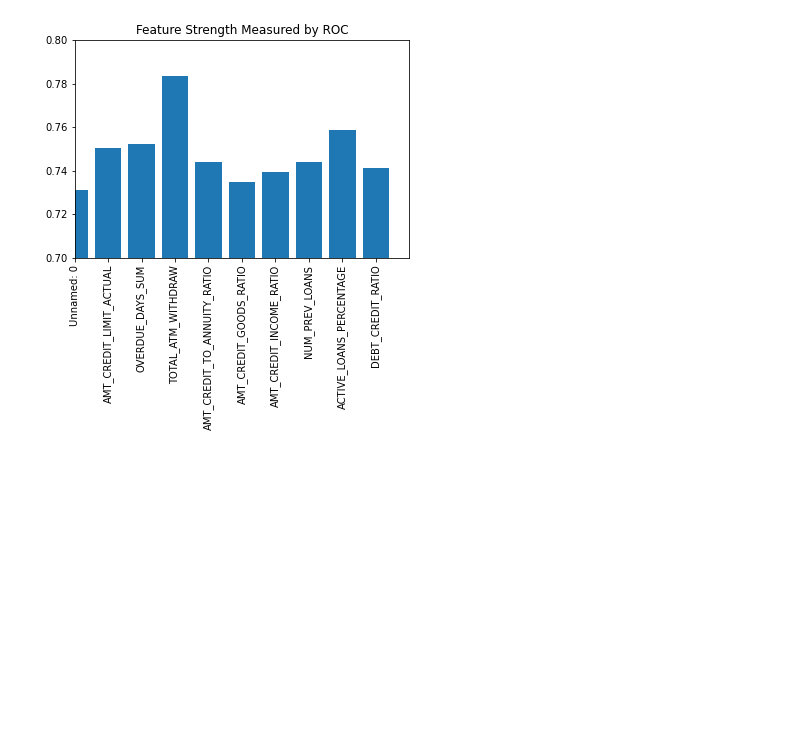
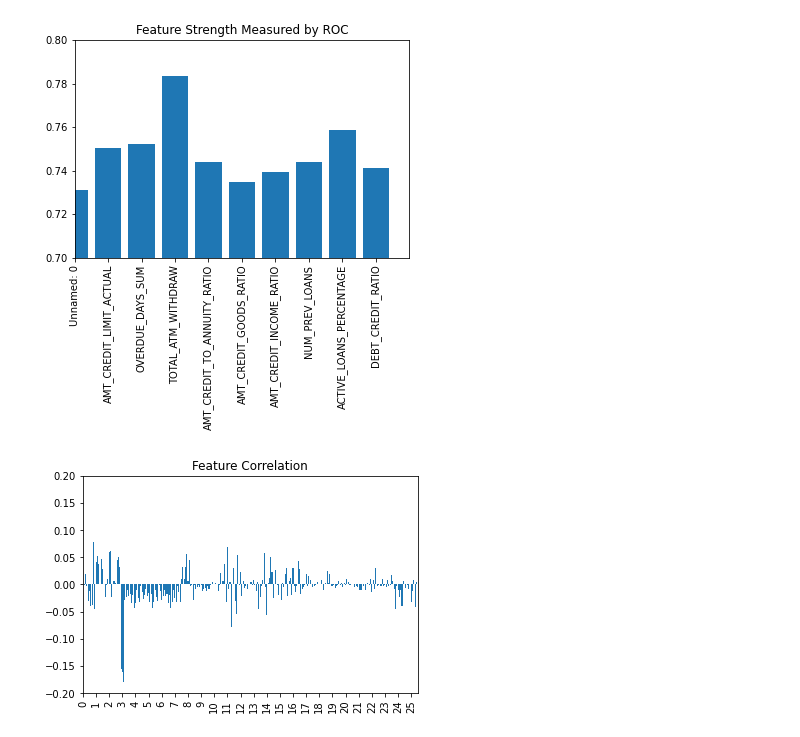
Before and after one commit to JoryAnderson/Loan-Default, a Jupyter notebook: notebooks/Feature_Analysis.ipynb, the cells around one changed output. Drawn from its saved outputs; the diff is of its cells as text; code cells hidden in the pictures; blank space fills up the shorter version.

Commit message:
tested the correllation in all the features in the dataset and graphed the results

```diff
--- a/notebooks/Feature_Analysis.ipynb
+++ b/notebooks/Feature_Analysis.ipynb
@@ -153,3 +153,40 @@ plt.title("Feature Strength Measured by ROC")
 plt.savefig("feature_strength_test_roc.png")
 # %% [output]
 [figure]
+# %%
+data = pd.get_dummies(dataset)
+data = data.rename(columns = lambda x:re.sub('[^A-Za-z0-9_]+', '', x))
+# %%
+correls = []
+counter = -1
+cols = data.drop('TARGET', 1).columns
+for col in cols:
+    counter+=1
+    c = data['TARGET'].corr(data[col])
+    if c is not None:
+        correls.append(c)
+    else:
+        correls.append(0)
+# %%
+names = list(cols)
+values = list(correls)
+
+x = np.arange(len(names))
+xmin = 0
+xmax = len(names)
+ymin = -.2
+ymax = 0.2
+fig, ax = plt.subplots()
+plt.bar(x, values)
+plt.xticks(x, (x), rotation='vertical')
+#plt.yaxis.set_label_position("right")
+plt.axis([xmin,xmax,ymin,ymax])
+#red_patch = mpatches.Patch(url=names[5], label=5)
+#ax.legend(x, names)
+start, end = ax.get_xlim()
+stepsize = 10
+ax.xaxis.set_ticks(np.arange(start, end, stepsize))
+plt.title("Feature Correlation")
+plt.savefig("feature_correlation.png")
+# %% [output]
+[figure, added]
```
Also changed, not shown: parts of 5 cells of this notebook.
